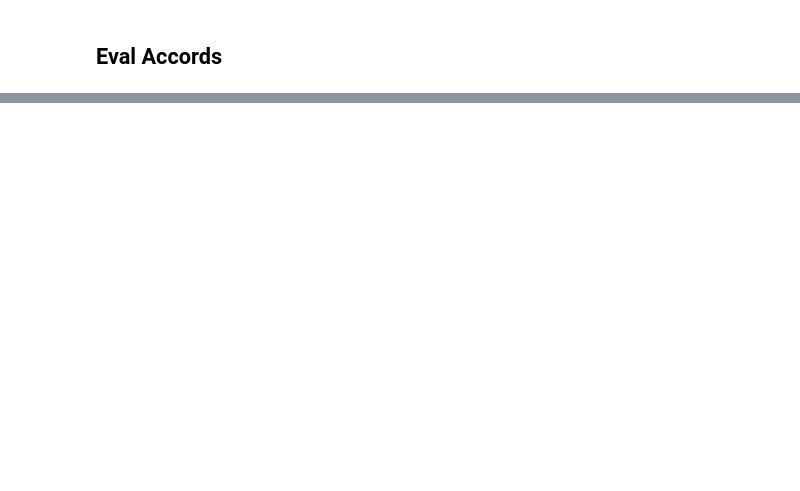
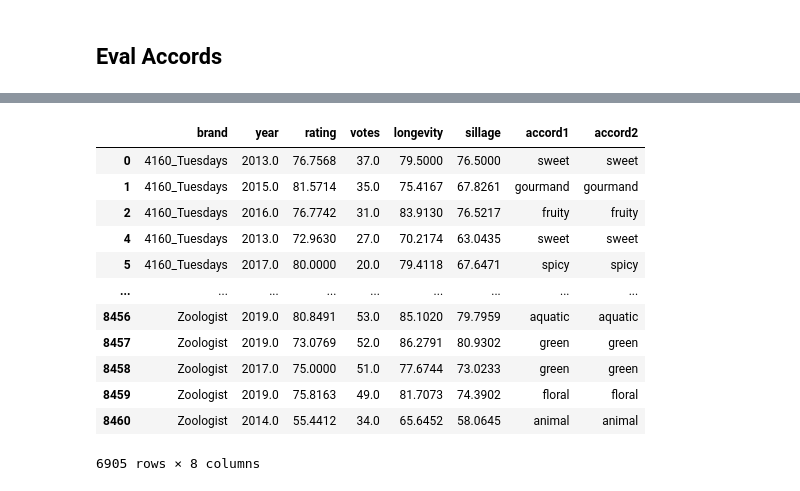
Before and after one commit to 1aguna/pyfume, a Jupyter notebook: notebook.ipynb, the cells around one changed output, grey strips where cells are left out. Saved outputs shown, nothing was run; the diff lists cells and outputs as text; code cells hidden in the pictures; blank space fills up the shorter version.

```diff
--- a/notebook.ipynb
+++ b/notebook.ipynb
@@ -34,0 +26,16 @@ data["accord2"].value_counts().plot(kind="barh", alpha=0.5, legend=True, color="
+# %%
+display(data)
+# %% [output]
+|  | brand | year | rating | votes | longevity | sillage | accord1 | accord2 |
+| 0 | 4160_Tuesdays | 2013.0 | 76.7568 | 37.0 | 79.5000 | 76.5000 | sweet | sweet |
+| 1 | 4160_Tuesdays | 2015.0 | 81.5714 | 35.0 | 75.4167 | 67.8261 | gourmand | gourmand |
+| 2 | 4160_Tuesdays | 2016.0 | 76.7742 | 31.0 | 83.9130 | 76.5217 | fruity | fruity |
+| 4 | 4160_Tuesdays | 2013.0 | 72.9630 | 27.0 | 70.2174 | 63.0435 | sweet | sweet |
+| 5 | 4160_Tuesdays | 2017.0 | 80.0000 | 20.0 | 79.4118 | 67.6471 | spicy | spicy |
+| ... | ... | ... | ... | ... | ... | ... | ... | ... |
+| 8456 | Zoologist | 2019.0 | 80.8491 | 53.0 | 85.1020 | 79.7959 | aquatic | aquatic |
+| 8457 | Zoologist | 2019.0 | 73.0769 | 52.0 | 86.2791 | 80.9302 | green | green |
+| 8458 | Zoologist | 2017.0 | 75.0000 | 51.0 | 77.6744 | 73.0233 | green | green |
+| 8459 | Zoologist | 2019.0 | 75.8163 | 49.0 | 81.7073 | 74.3902 | floral | floral |
+| 8460 | Zoologist | 2014.0 | 55.4412 | 34.0 | 65.6452 | 58.0645 | animal | animal |
+6905 rows × 8 columns
```
Also changed, not shown: parts of 4 cells of this notebook.
